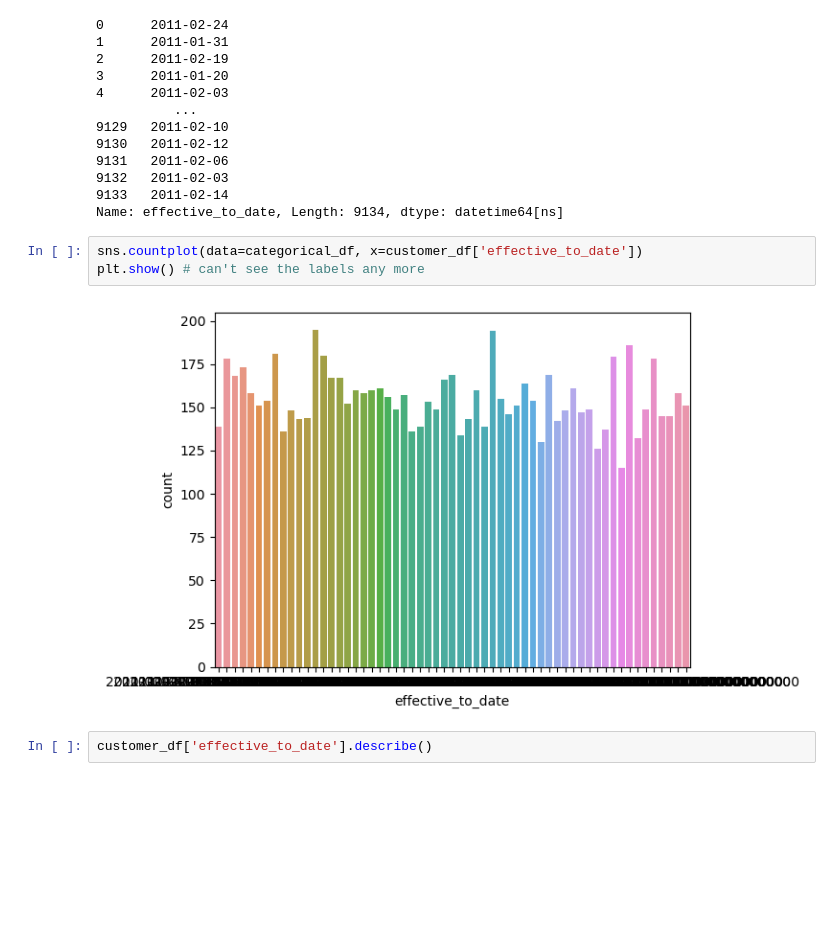
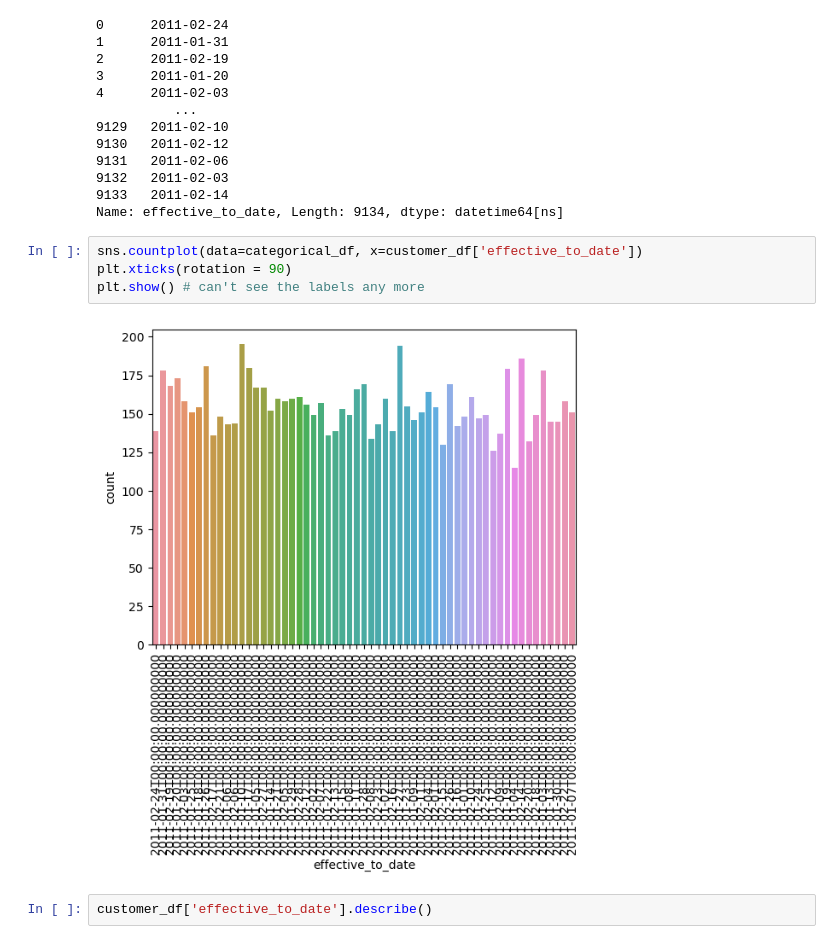
Before and after one commit to AGordon777/lab-cleaning-numerical-data, a Jupyter notebook: lab-cleaning-numerical-data.ipynb, the cells around one changed output. Cells and saved outputs as stored; diff of their text form; blank space fills up the shorter version.

```diff
--- a/lab-cleaning-numerical-data.ipynb
+++ b/lab-cleaning-numerical-data.ipynb
@@ -905,9 +911,10 @@ customer_df['effective_to_date']
 Name: effective_to_date, Length: 9134, dtype: datetime64[ns]
 # %%
 sns.countplot(data=categorical_df, x=customer_df['effective_to_date'])
+plt.xticks(rotation = 90)
 plt.show() # can't see the labels any more
 # %% [output]
-[figure, old version]
+[figure, new version]
 # %%
 customer_df['effective_to_date'].describe()
 # %% [output]
```
Also changed, not shown: parts of 22 cells of this notebook.
